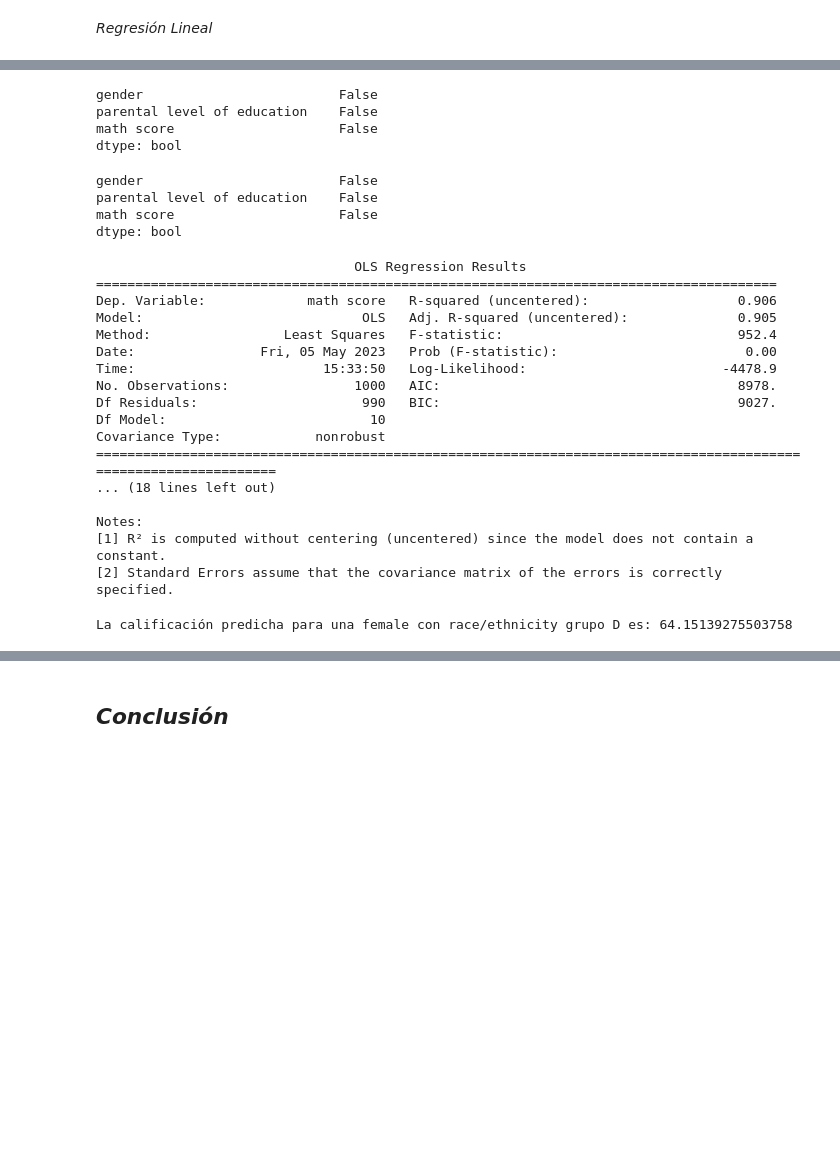
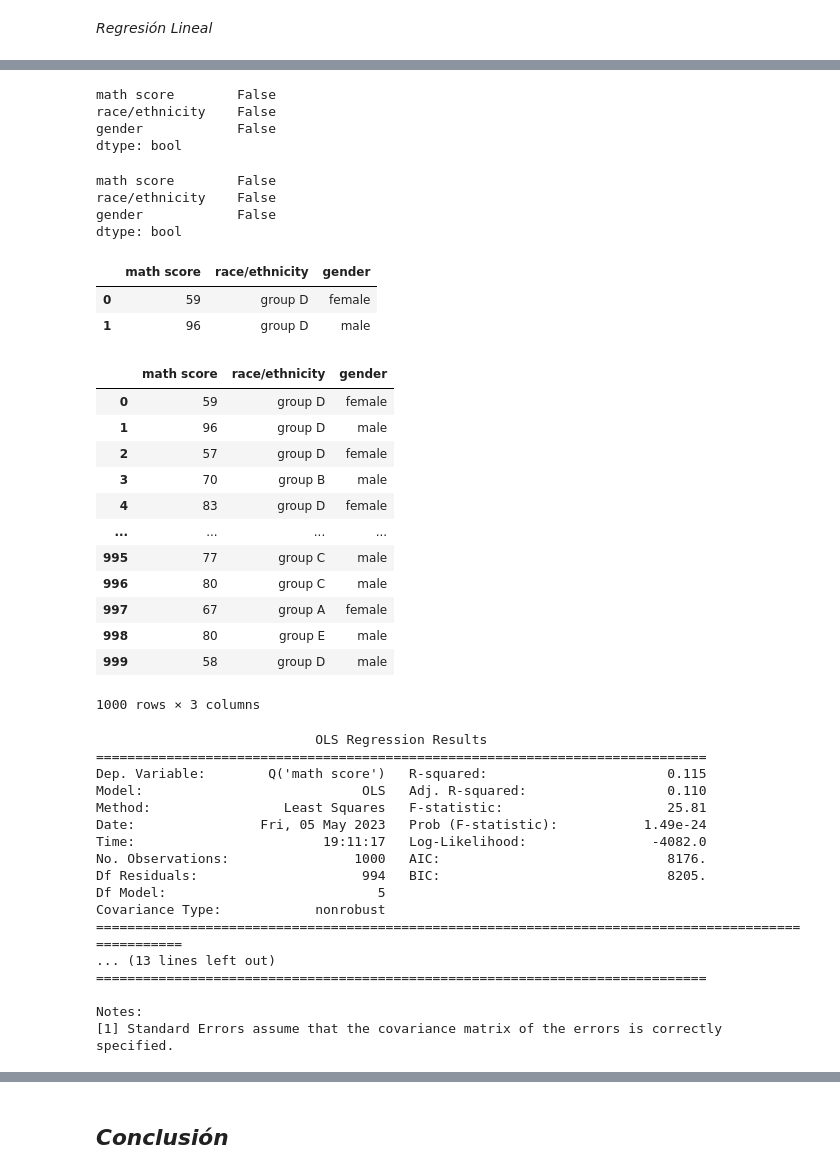
Before and after one commit to AlinaHerrera/Evidencia, a Jupyter notebook: Evidencia.ipynb, the cells around one changed output, grey strips where cells are left out. Saved outputs shown, nothing was run; the diff lists cells and outputs as text; code cells hidden in the pictures; blank space fills up the shorter version.

```diff
--- a/Evidencia.ipynb
+++ b/Evidencia.ipynb
@@ -283,17 +282,17 @@ dtype: bool
 # %%
-favs = ['gender', 'parental level of education', 'math score']
+favs = ['math score','race/ethnicity','gender']
 ndf = df[favs]
 ndf.isnull().any()
 # %% [output]
-gender                         False
-parental level of education    False
-math score                     False
+math score        False
+race/ethnicity    False
+gender            False
 dtype: bool
 # %%
 ndf = ndf.dropna()
 ndf.isnull().any()
 # %% [output]
-gender                         False
-parental level of education    False
-math score                     False
+math score        False
+race/ethnicity    False
+gender            False
 dtype: bool
@@ -310,33 +299,48 @@ model = sm.OLS(y, X_encoded)
+# %%
+ndf['gender'] = ndf['gender'].astype(str)
+ndf.head(2)
+# %% [output]
+|  | math score | race/ethnicity | gender |
+| 0 | 59 | group D | female |
+| 1 | 96 | group D | male |
+# %%
+ndf
+# %% [output]
+|  | math score | race/ethnicity | gender |
+| 0 | 59 | group D | female |
+| 1 | 96 | group D | male |
+| 2 | 57 | group D | female |
+| 3 | 70 | group B | male |
+| 4 | 83 | group D | female |
+| ... | ... | ... | ... |
+| 995 | 77 | group C | male |
+| 996 | 80 | group C | male |
+| 997 | 67 | group A | female |
+| 998 | 80 | group E | male |
+| 999 | 58 | group D | male |
+1000 rows × 3 columns
 # %%
-# Ajustar el modelo a los datos
+# Ajustar el modelo de regresión lineal
+model = sm.OLS.from_formula("Q('math score') ~ C(Q('race/ethnicity')) + C(Q('gender'))", data=ndf)
 result = model.fit()
 
-# Obtener un resumen de los resultados del modelo
+# Mostrar los resultados del modelo
 print(result.summary())
 # %% [output]
-                                 OLS Regression Results
-=======================================================================================
-Dep. Variable:             math score   R-squared (uncentered):                   0.906
-Model:                            OLS   Adj. R-squared (uncentered):              0.905
-Method:                 Least Squares   F-statistic:                              952.4
-Date:                Fri, 05 May 2023   Prob (F-statistic):                        0.00
-Time:                        15:33:50   Log-Likelihood:                         -4478.9
-No. Observations:                1000   AIC:                                      8978.
-Df Residuals:                     990   BIC:                                      9027.
-Df Model:                          10
+                            OLS Regression Results
+==============================================================================
+Dep. Variable:        Q('math score')   R-squared:                       0.115
+Model:                            OLS   Adj. R-squared:                  0.110
+Method:                 Least Squares   F-statistic:                     25.81
+Date:                Fri, 05 May 2023   Prob (F-statistic):           1.49e-24
+Time:                        19:11:17   Log-Likelihood:                -4082.0
+No. Observations:                1000   AIC:                             8176.
+Df Residuals:                     994   BIC:                             8205.
+Df Model:                           5
 Covariance Type:            nonrobust
-=================================================================================================================
-... (18 lines left out)
+=====================================================================================================
+... (13 lines left out)
+==============================================================================
 
 Notes:
-[1] R² is computed without centering (uncentered) since the model does not contain a constant.
-[2] Standard Errors assume that the covariance matrix of the errors is correctly specified.
+[1] Standard Errors assume that the covariance matrix of the errors is correctly specified.
-# %%
-# Predecir la calificación de una female con race/ethnicity grupo D
-# La variable race/ethnicity se codifica como variables dummy, por lo que se deben incluir todas las categorías excepto la de referencia
-# En este caso, la categoría de referencia es 'race/ethnicity_group A'
-female_group_D = pd.DataFrame({'gender_female': [1], 'race/ethnicity_group B': [0], 'race/ethnicity_group C': [0], 'race/ethnicity_group D': [1], 'race/ethnicity_group E': [0], 'parental level of education_bachelor\'s degree': [0], 'parental level of education_high school': [0], 'parental level of education_master\'s degree': [0], 'parental level of education_some college': [0], 'parental level of education_some high school': [0]})
-predicted_score = result.predict(female_group_D)
-print("La calificación predicha para una female con race/ethnicity grupo D es:", predicted_score[0])
-# %% [output]
-La calificación predicha para una female con race/ethnicity grupo D es: 64.15139275503758
```
Also changed, not shown: parts of 20 cells of this notebook.
